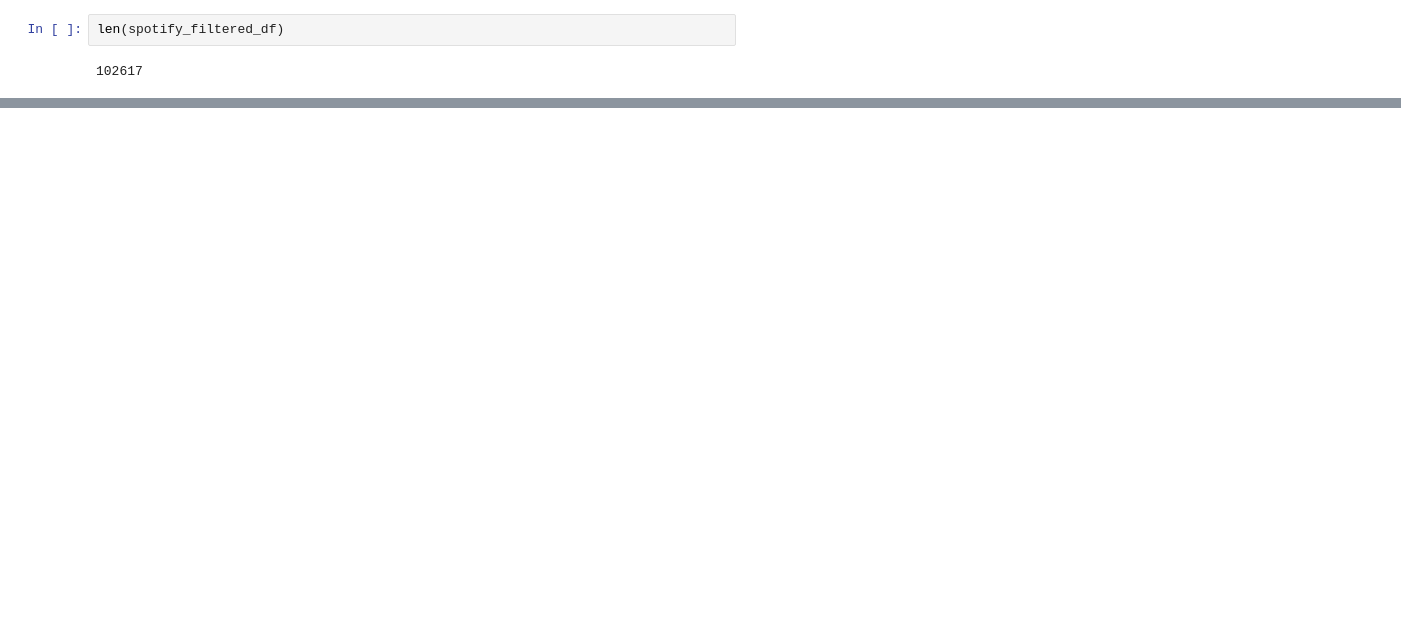
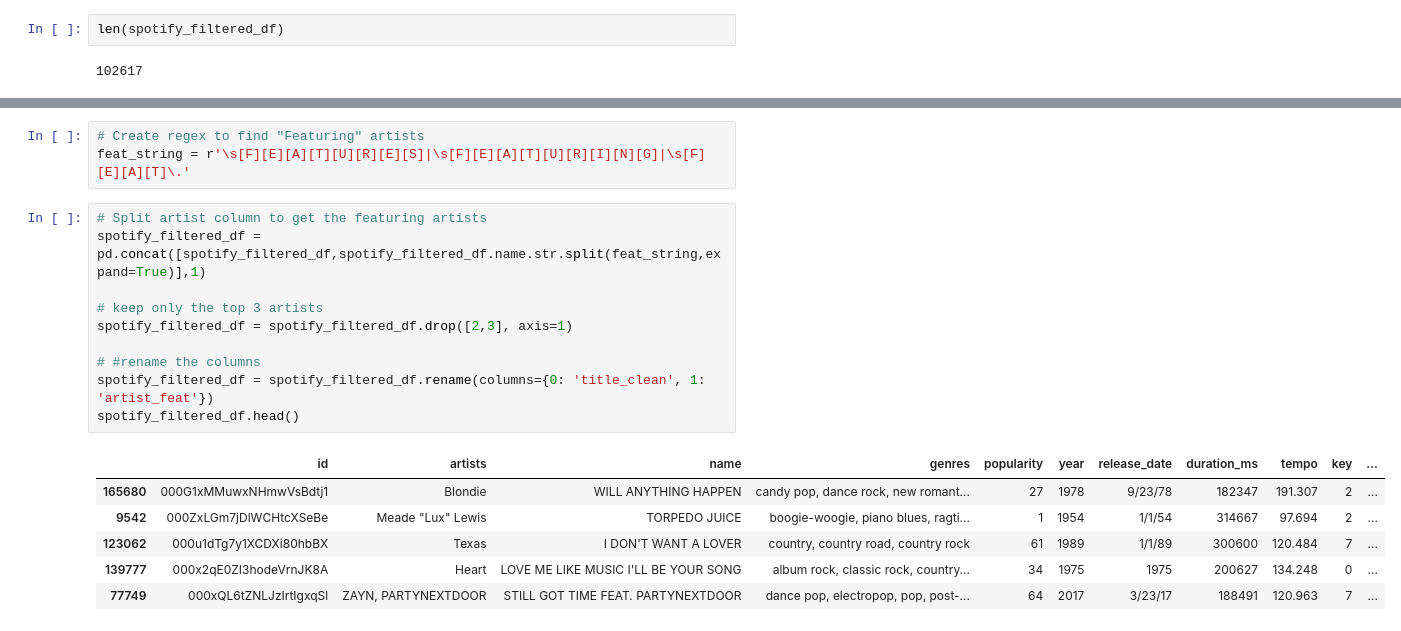
Before and after one commit to jwade688/platinum_lyric_project, a Jupyter notebook: Spotify_data_cleaned.ipynb, the cells around one changed output, grey strips where cells are left out. Saved outputs shown, nothing was run; the diff lists cells and outputs as text; blank space fills up the shorter version.

```diff
--- a/Spotify_data_cleaned.ipynb
+++ b/Spotify_data_cleaned.ipynb
@@ -199,0 +203,20 @@ spotify_filtered_df.head(200)
+# %%
+# Create regex to find "Featuring" artists
+feat_string = r'\s[F][E][A][T][U][R][E][S]|\s[F][E][A][T][U][R][I][N][G]|\s[F][E][A][T]\.'
+# %%
+# Split artist column to get the featuring artists
+spotify_filtered_df = pd.concat([spotify_filtered_df,spotify_filtered_df.name.str.split(feat_string,expand=True)],1)
+
+# keep only the top 3 artists
+spotify_filtered_df = spotify_filtered_df.drop([2,3], axis=1)
+
+# #rename the columns
+spotify_filtered_df = spotify_filtered_df.rename(columns={0: 'title_clean', 1: 'artist_feat'})
+spotify_filtered_df.head()
+# %% [output]
+|  | id | artists | name | genres | popularity | year | release_date | duration_ms | tempo | key | ... |
+| 165680 | 000G1xMMuwxNHmwVsBdtj1 | Blondie | WILL ANYTHING HAPPEN | candy pop, dance rock, new romant... | 27 | 1978 | 9/23/78 | 182347 | 191.307 | 2 | ... |
+| 9542 | 000ZxLGm7jDlWCHtcXSeBe | Meade "Lux" Lewis | TORPEDO JUICE | boogie-woogie, piano blues, ragti... | 1 | 1954 | 1/1/54 | 314667 | 97.694 | 2 | ... |
+| 123062 | 000u1dTg7y1XCDXi80hbBX | Texas | I DON'T WANT A LOVER | country, country road, country rock | 61 | 1989 | 1/1/89 | 300600 | 120.484 | 7 | ... |
+| 139777 | 000x2qE0ZI3hodeVrnJK8A | Heart | LOVE ME LIKE MUSIC I'LL BE YOUR SONG | album rock, classic rock, country... | 34 | 1975 | 1975 | 200627 | 134.248 | 0 | ... |
+| 77749 | 000xQL6tZNLJzIrtIgxqSl | ZAYN, PARTYNEXTDOOR | STILL GOT TIME FEAT. PARTYNEXTDOOR | dance pop, electropop, pop, post-... | 64 | 2017 | 3/23/17 | 188491 | 120.963 | 7 | ... |
```
Also changed, not shown: parts of 11 cells of this notebook, 1 other file.
